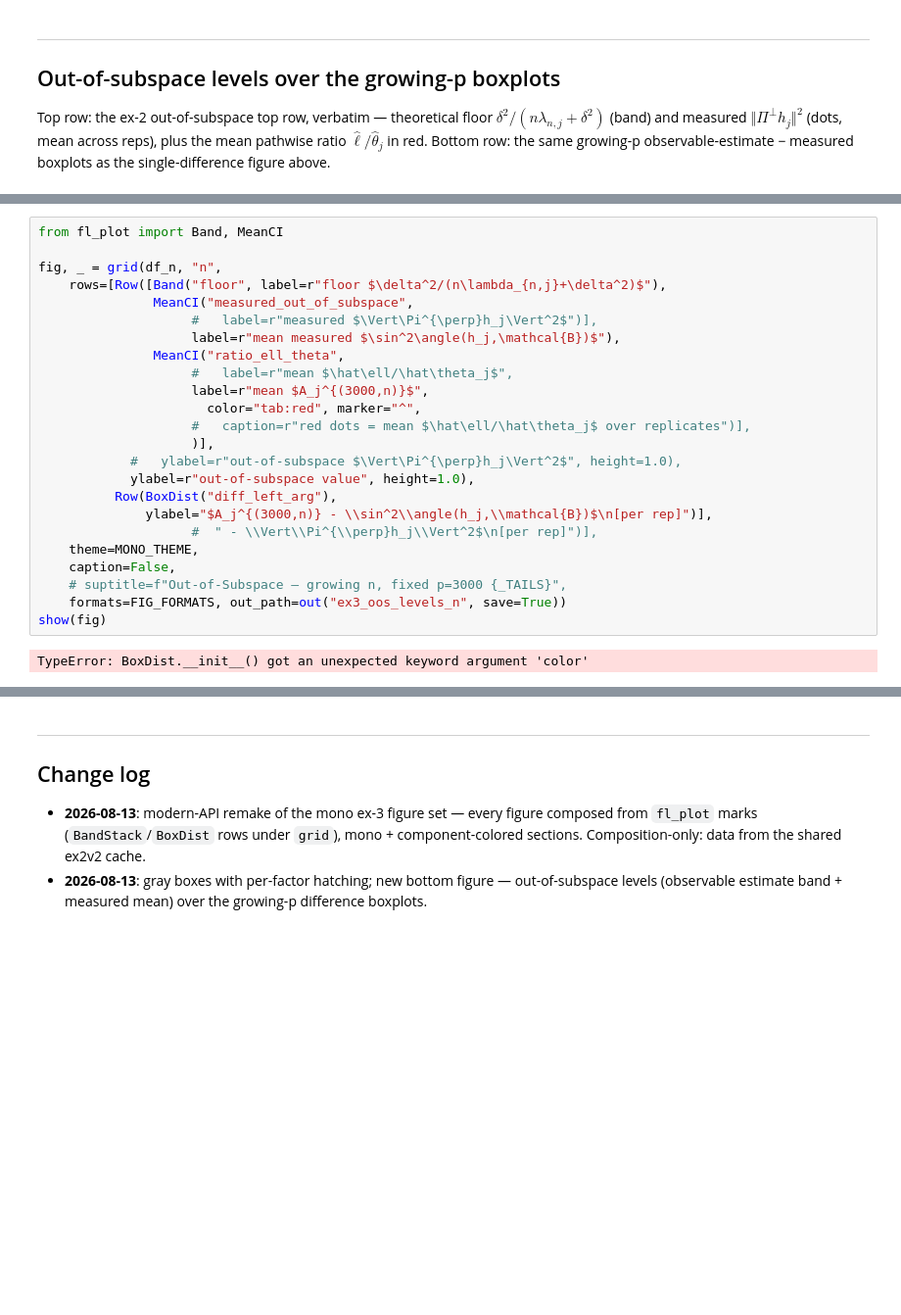
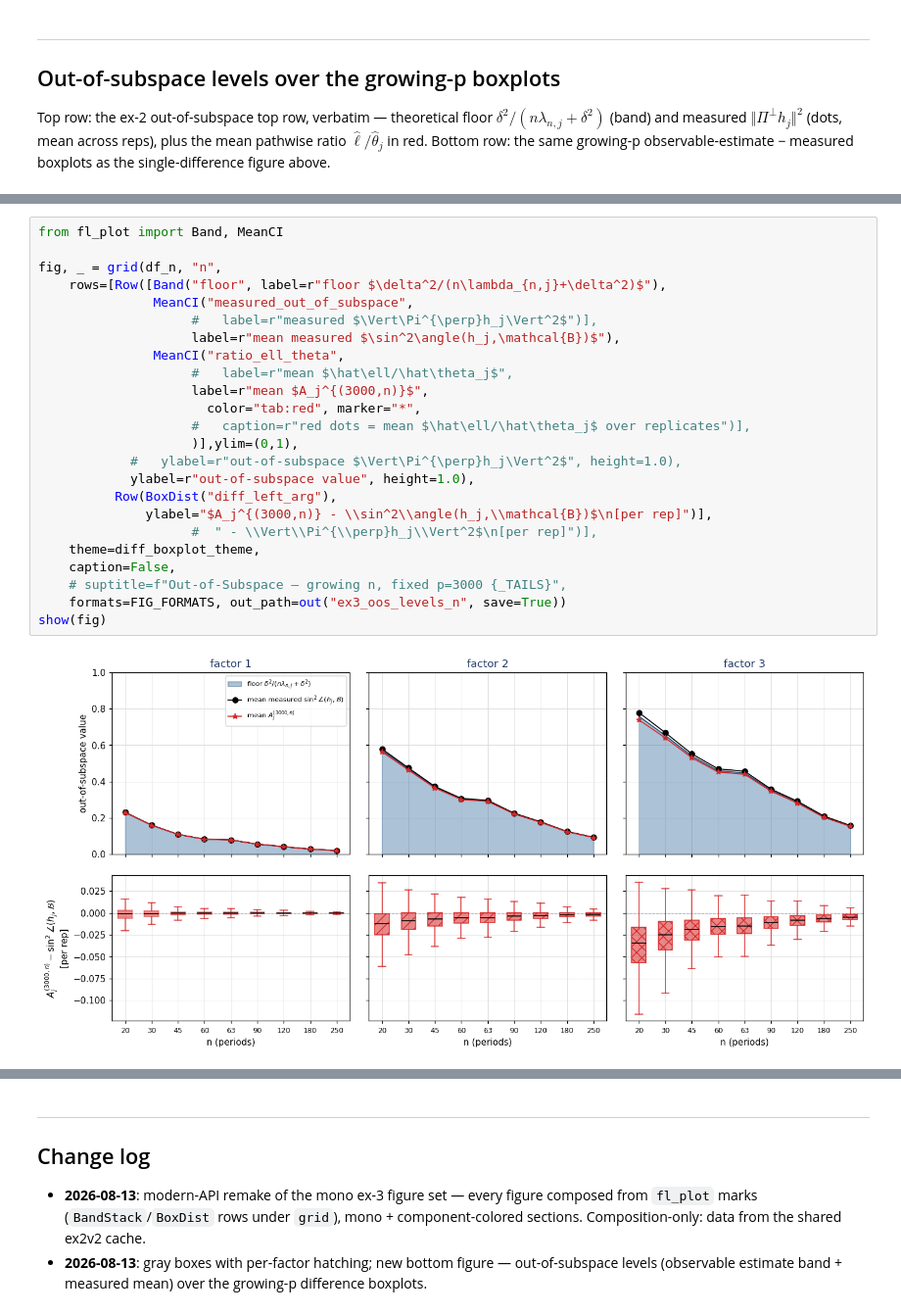
Before and after one commit to ethanl1954/paper1-repo, a Jupyter notebook: notebooks/ex-3_pathwise_formula31_flplot_mono.ipynb, the cells around one changed output, grey strips where cells are left out. Shown at 98% size. Cells and saved outputs as stored; diff of their text form; blank space fills up the shorter version.

```diff
--- a/notebooks/ex-3_pathwise_formula31_flplot_mono.ipynb
+++ b/notebooks/ex-3_pathwise_formula31_flplot_mono.ipynb
@@ -426,26 +414,26 @@ show(fig)
 # %%
 from fl_plot import Band, MeanCI
 
 fig, _ = grid(df_n, "n",
     rows=[Row([Band("floor", label=r"floor $\delta^2/(n\lambda_{n,j}+\delta^2)$"),
                MeanCI("measured_out_of_subspace",
                     #   label=r"measured $\Vert\Pi^{\perp}h_j\Vert^2$")],
                     label=r"mean measured $\sin^2\angle(h_j,\mathcal{B})$"),
                MeanCI("ratio_ell_theta",
                     #   label=r"mean $\hat\ell/\hat\theta_j$",
                     label=r"mean $A_j^{(3000,n)}$",
-                      color="tab:red", marker="^",
+                      color="tab:red", marker="*",
                     #   caption=r"red dots = mean $\hat\ell/\hat\theta_j$ over replicates")],
-                    )],
+                    )],ylim=(0,1),
             #   ylabel=r"out-of-subspace $\Vert\Pi^{\perp}h_j\Vert^2$", height=1.0),
             ylabel=r"out-of-subspace value", height=1.0),
           Row(BoxDist("diff_left_arg"),
               ylabel="$A_j^{(3000,n)} - \\sin^2\\angle(h_j,\\mathcal{B})$\n[per rep]")],
                     #  " - \\Vert\\Pi^{\\perp}h_j\\Vert^2$\n[per rep]")],
-    theme=MONO_THEME,
+    theme=diff_boxplot_theme,
     caption=False,
     # suptitle=f"Out-of-Subspace — growing n, fixed p=3000 {_TAILS}",
     formats=FIG_FORMATS, out_path=out("ex3_oos_levels_n", save=True))
 show(fig)
 # %% [output]
-TypeError: BoxDist.__init__() got an unexpected keyword argument 'color'
+[figure, added]
```
Also changed, not shown: parts of 12 cells of this notebook, 1 other file.
